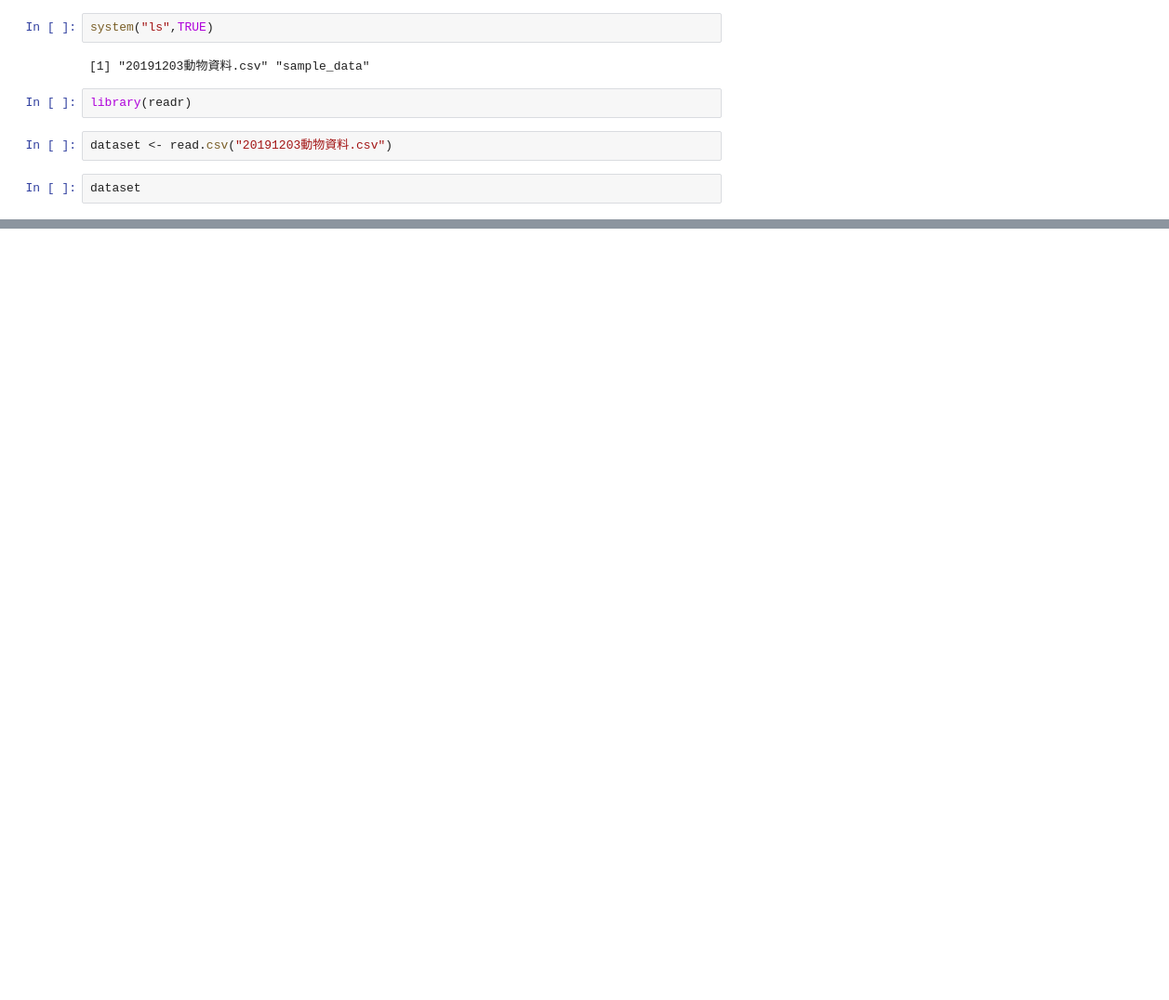
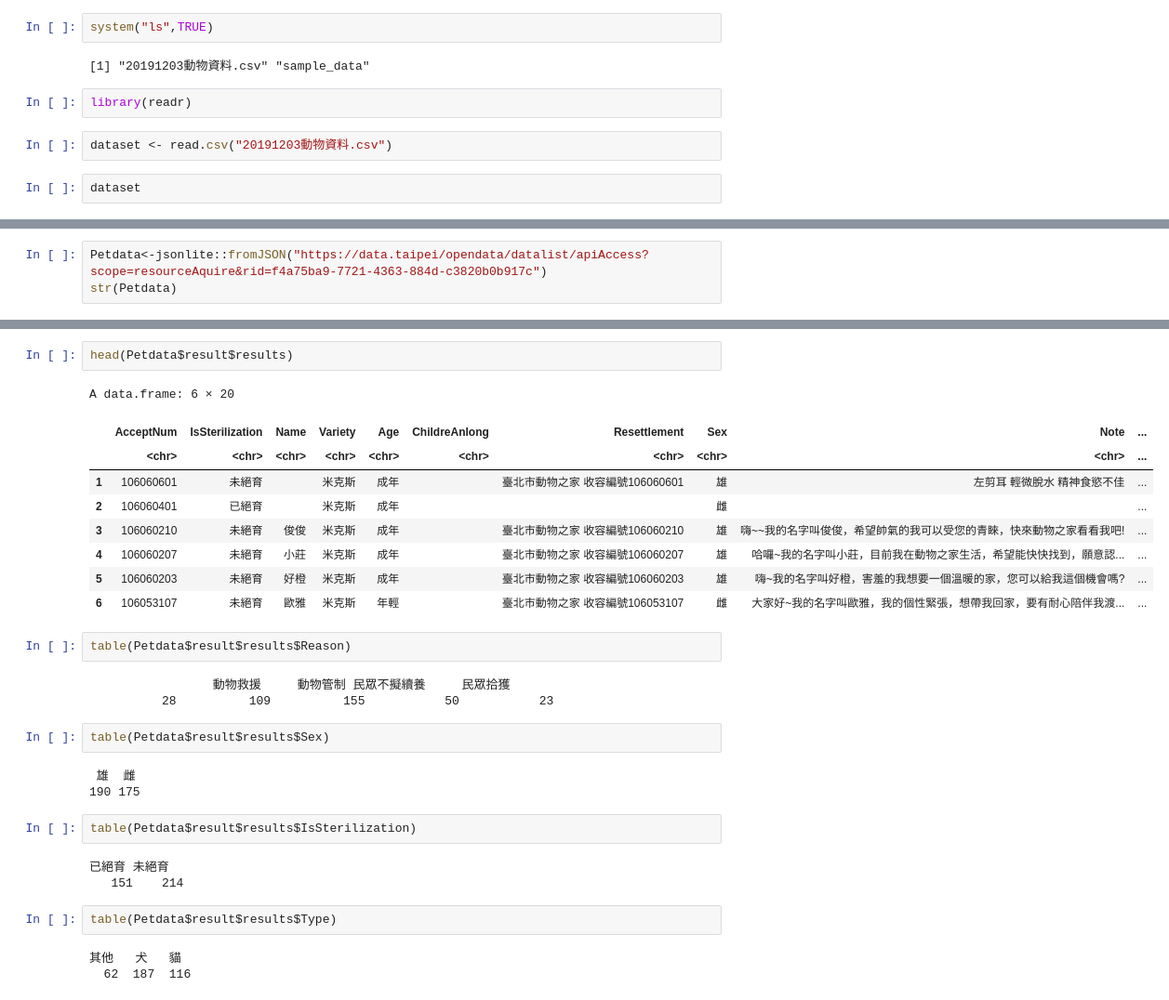
Before and after one commit to DanielBUBU/bigdata-class, a Jupyter notebook: 1008csv.ipynb, the cells around one changed output, grey strips where cells are left out. Shown: that part at 93% size. Saved outputs shown, nothing was run; the diff lists cells and outputs as text; blank space fills up the shorter version.

```diff
--- a/1008csv.ipynb
+++ b/1008csv.ipynb
@@ -12,0 +51,3 @@ dataset
+# %%
+Petdata<-jsonlite::fromJSON("https://data.taipei/opendata/datalist/apiAccess?scope=resourceAquire&rid=f4a75ba9-7721-4363-884d-c3820b0b917c")
+str(Petdata)
@@ -12,0 +72,32 @@ dataset
+# %%
+head(Petdata$result$results)
+# %% [output]
+A data.frame: 6 × 20
+|  | AcceptNum | IsSterilization | Name | Variety | Age | ChildreAnlong | Resettlement | Sex | Note | ... |
+|  | <chr> | <chr> | <chr> | <chr> | <chr> | <chr> | <chr> | <chr> | <chr> | ... |
+| 1 | 106060601 | 未絕育 |  | 米克斯 | 成年 |  | 臺北市動物之家 收容編號106060601 | 雄 | 左剪耳 輕微脫水 精神食慾不佳 | ... |
+| 2 | 106060401 | 已絕育 |  | 米克斯 | 成年 |  |  | 雌 |  | ... |
+| 3 | 106060210 | 未絕育 | 俊俊 | 米克斯 | 成年 |  | 臺北市動物之家 收容編號106060210 | 雄 | 嗨~~我的名字叫俊俊，希望帥氣的我可以受您的青睞，快來動物之家看看我吧! | ... |
+| 4 | 106060207 | 未絕育 | 小莊 | 米克斯 | 成年 |  | 臺北市動物之家 收容編號106060207 | 雄 | 哈囉~我的名字叫小莊，目前我在動物之家生活，希望能快快找到，願意認... | ... |
+| 5 | 106060203 | 未絕育 | 好橙 | 米克斯 | 成年 |  | 臺北市動物之家 收容編號106060203 | 雄 | 嗨~我的名字叫好橙，害羞的我想要一個溫暖的家，您可以給我這個機會嗎? | ... |
+| 6 | 106053107 | 未絕育 | 歐雅 | 米克斯 | 年輕 |  | 臺北市動物之家 收容編號106053107 | 雌 | 大家好~我的名字叫歐雅，我的個性緊張，想帶我回家，要有耐心陪伴我渡... | ... |
+# %%
+table(Petdata$result$results$Reason)
+# %% [output]
+                 動物救援     動物管制 民眾不擬續養     民眾拾獲
+          28          109          155           50           23
+# %%
+table(Petdata$result$results$Sex)
+# %% [output]
+ 雄  雌
+190 175
+# %%
+table(Petdata$result$results$IsSterilization)
+# %% [output]
+已絕育 未絕育
+   151    214
+# %%
+table(Petdata$result$results$Type)
+# %% [output]
+其他   犬   貓
+  62  187  116
```
Also changed, not shown: parts of 7 cells of this notebook.
